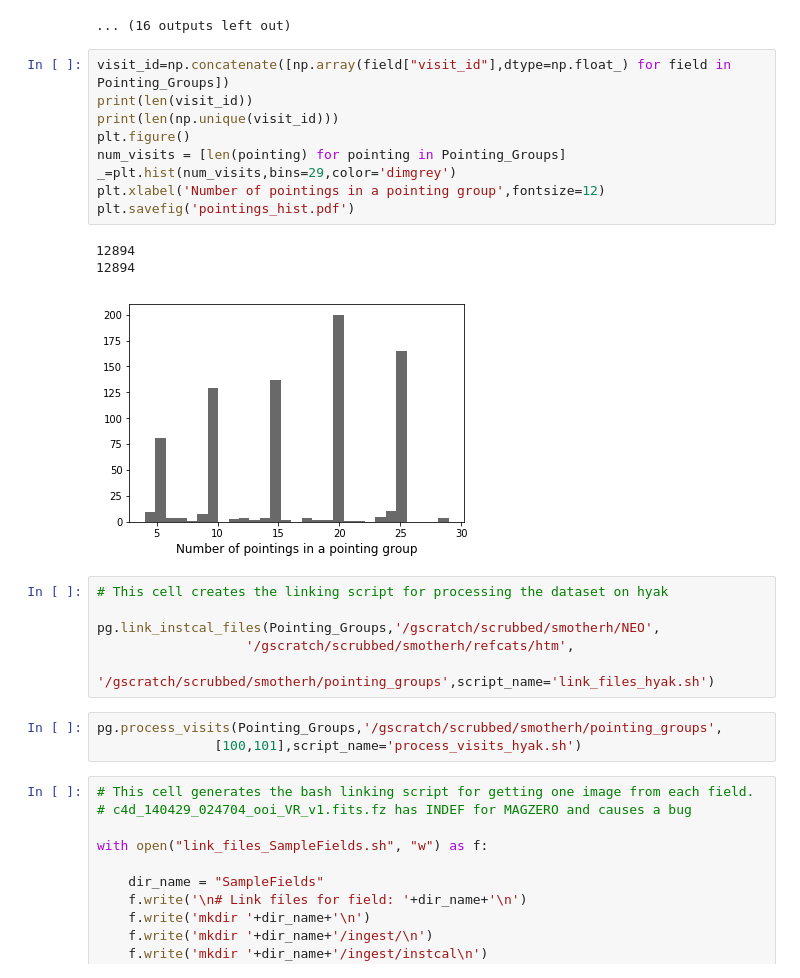
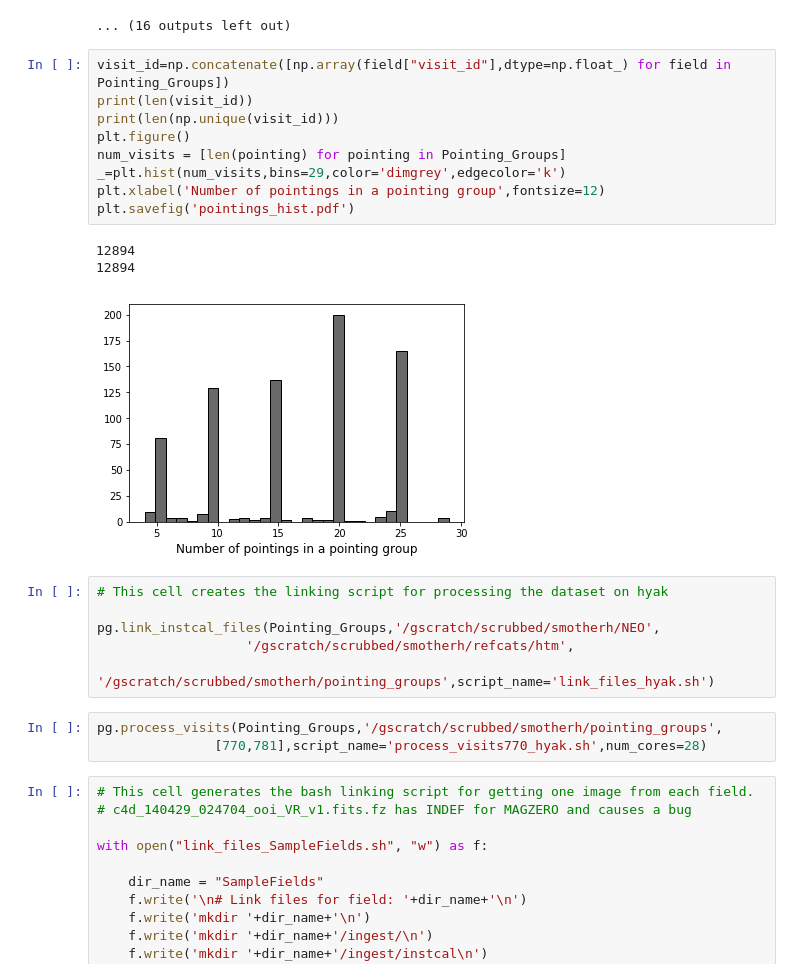
Before and after one commit to smotherh/KBMOD_paper2_data_preperation, a Jupyter notebook: pointing_metadata/NEO_Fields.ipynb, the cells around one changed output. Saved outputs shown, nothing was run; the diff lists cells and outputs as text.

```diff
--- a/pointing_metadata/NEO_Fields.ipynb
+++ b/pointing_metadata/NEO_Fields.ipynb
@@ -118,16 +118,16 @@ for index in Bad_Group_Index:
 # %%
 visit_id=np.concatenate([np.array(field["visit_id"],dtype=np.float_) for field in Pointing_Groups])
 print(len(visit_id))
 print(len(np.unique(visit_id)))
 plt.figure()
 num_visits = [len(pointing) for pointing in Pointing_Groups]
-_=plt.hist(num_visits,bins=29,color='dimgrey')
+_=plt.hist(num_visits,bins=29,color='dimgrey',edgecolor='k')
 plt.xlabel('Number of pointings in a pointing group',fontsize=12)
 plt.savefig('pointings_hist.pdf')
 # %% [output]
 12894
 12894
-[figure, old version]
+[figure, new version]
 # %%
 # This cell creates the linking script for processing the dataset on hyak
 
@@ -136,7 +136,7 @@ pg.link_instcal_files(Pointing_Groups,'/gscratch/scrubbed/smotherh/NEO',
                    '/gscratch/scrubbed/smotherh/pointing_groups',script_name='link_files_hyak.sh')
 # %%
 pg.process_visits(Pointing_Groups,'/gscratch/scrubbed/smotherh/pointing_groups',
-               [100,101],script_name='process_visits_hyak.sh')
+               [770,781],script_name='process_visits770_hyak.sh',num_cores=28)
 # %%
 # This cell generates the bash linking script for getting one image from each field.
 # c4d_140429_024704_ooi_VR_v1.fits.fz has INDEF for MAGZERO and causes a bug
```
Also changed, not shown: parts of 6 cells of this notebook.
